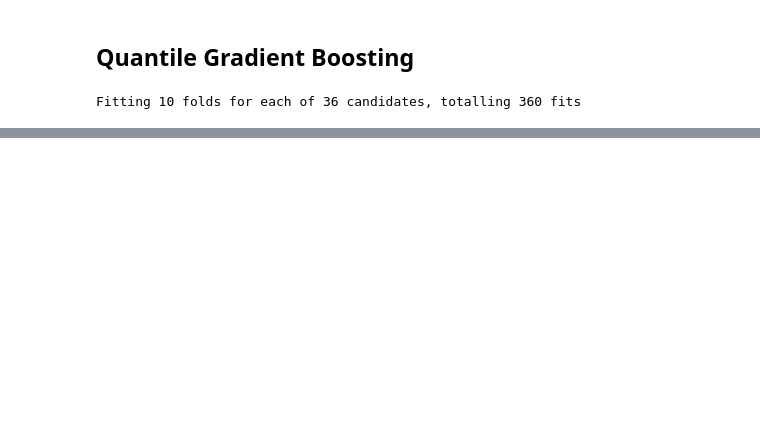
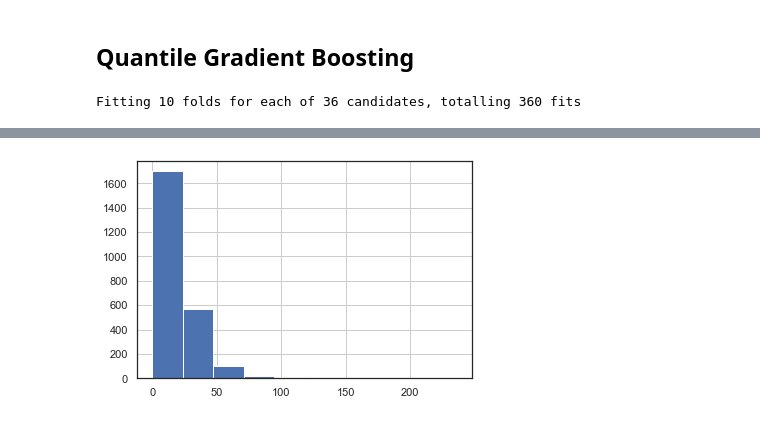
Before and after one commit to iair/cornershop_test, a Jupyter notebook: notebooks/prototypes/training.ipynb, the cells around one changed output, grey strips where cells are left out. Cells and saved outputs as stored; diff of their text form; code cells hidden in the pictures; blank space fills up the shorter version.

```diff
--- a/notebooks/prototypes/training.ipynb
+++ b/notebooks/prototypes/training.ipynb
@@ -258,0 +215,4 @@ pickle.dump(model, open(file_name, "wb"))
+# %%
+error.hist();
+# %% [output]
+[figure, added]
```
Also changed, not shown: parts of 30 cells of this notebook, 5 other files.
